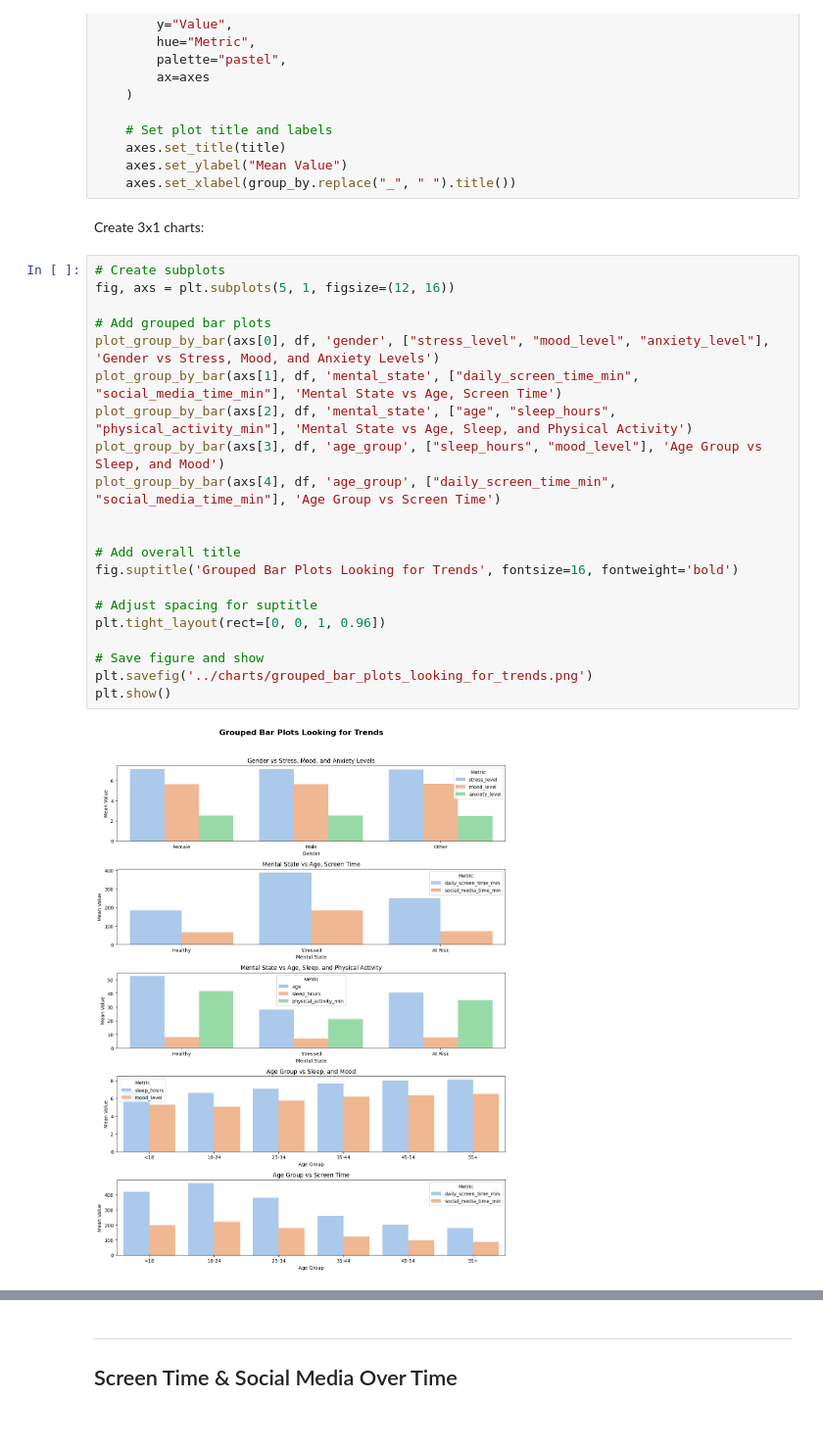
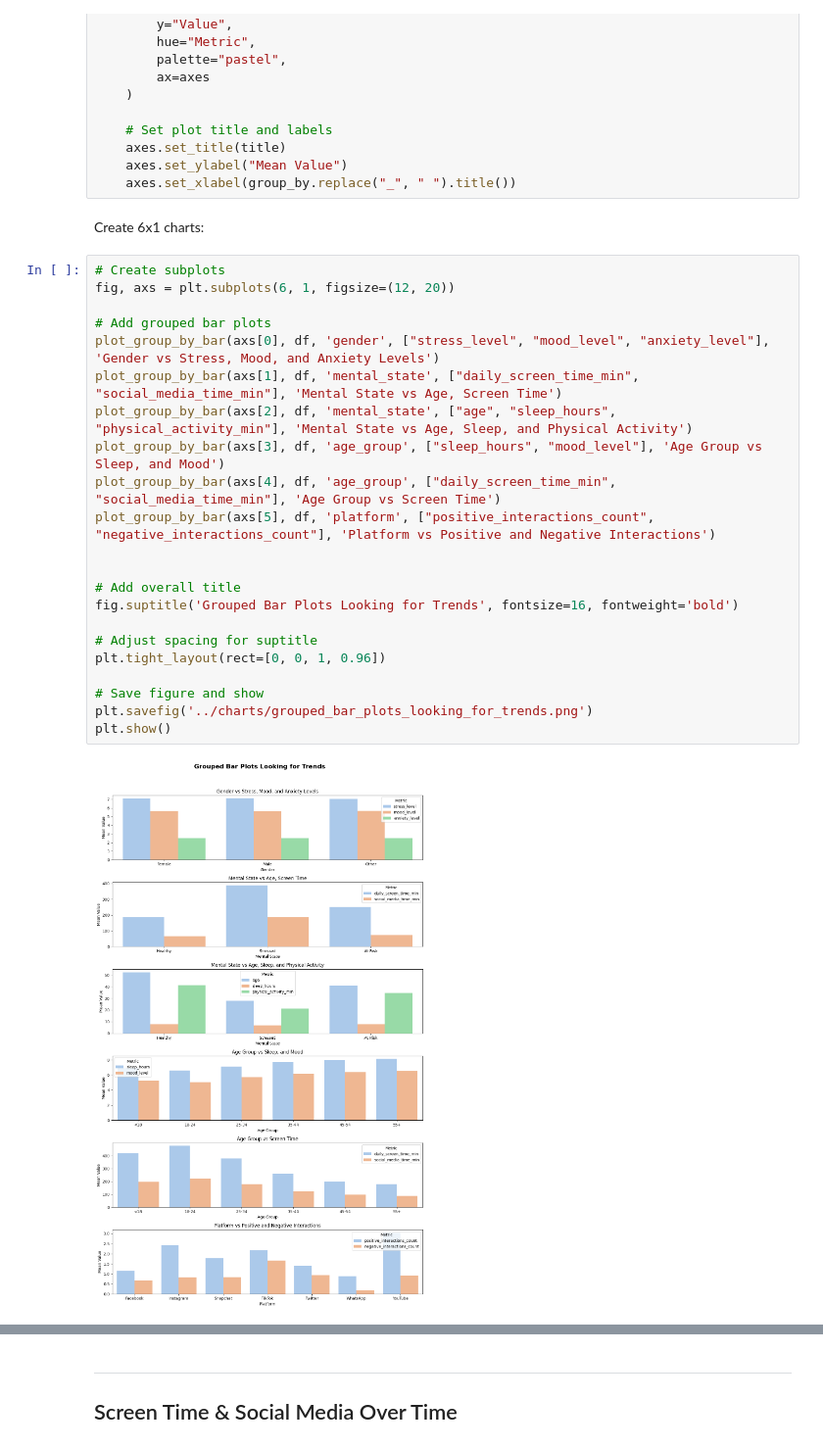
Before and after one commit to petedanielsmith/social-media-effect-on-mental-health, a Jupyter notebook: jupyter_notebooks/02_eda_exploratory_data_analysis.ipynb, the cells around one changed output, grey strips where cells are left out. Shown at 98% size. Cells and saved outputs as stored; diff of their text form.

Commit message:
Add platform and interaction chart to NB02 (#27)

```diff
--- a/jupyter_notebooks/02_eda_exploratory_data_analysis.ipynb
+++ b/jupyter_notebooks/02_eda_exploratory_data_analysis.ipynb
@@ -304,30 +304,31 @@ def plot_group_by_bar(axes, df, group_by, columns, title):
     axes.set_ylabel("Mean Value")
     axes.set_xlabel(group_by.replace("_", " ").title())
 # %% [markdown]
-Create 3x1 charts:
+Create 6x1 charts:
 # %%
 # Create subplots
-fig, axs = plt.subplots(5, 1, figsize=(12, 16))
+fig, axs = plt.subplots(6, 1, figsize=(12, 20))
 
 # Add grouped bar plots
 plot_group_by_bar(axs[0], df, 'gender', ["stress_level", "mood_level", "anxiety_level"], 'Gender vs Stress, Mood, and Anxiety Levels')
 plot_group_by_bar(axs[1], df, 'mental_state', ["daily_screen_time_min", "social_media_time_min"], 'Mental State vs Age, Screen Time')
 plot_group_by_bar(axs[2], df, 'mental_state', ["age", "sleep_hours", "physical_activity_min"], 'Mental State vs Age, Sleep, and Physical Activity')
 plot_group_by_bar(axs[3], df, 'age_group', ["sleep_hours", "mood_level"], 'Age Group vs Sleep, and Mood')
 plot_group_by_bar(axs[4], df, 'age_group', ["daily_screen_time_min", "social_media_time_min"], 'Age Group vs Screen Time')
+plot_group_by_bar(axs[5], df, 'platform', ["positive_interactions_count", "negative_interactions_count"], 'Platform vs Positive and Negative Interactions')
 
 
 # Add overall title
 fig.suptitle('Grouped Bar Plots Looking for Trends', fontsize=16, fontweight='bold')
 
 # Adjust spacing for suptitle
 plt.tight_layout(rect=[0, 0, 1, 0.96])
 
 # Save figure and show
 plt.savefig('../charts/grouped_bar_plots_looking_for_trends.png')
 plt.show()
 # %% [output]
-[figure, old version]
+[figure, new version]
 # %% [markdown]
 ### Summary
 
```
Also changed, not shown: parts of 1 cell of this notebook, 1 other file.
